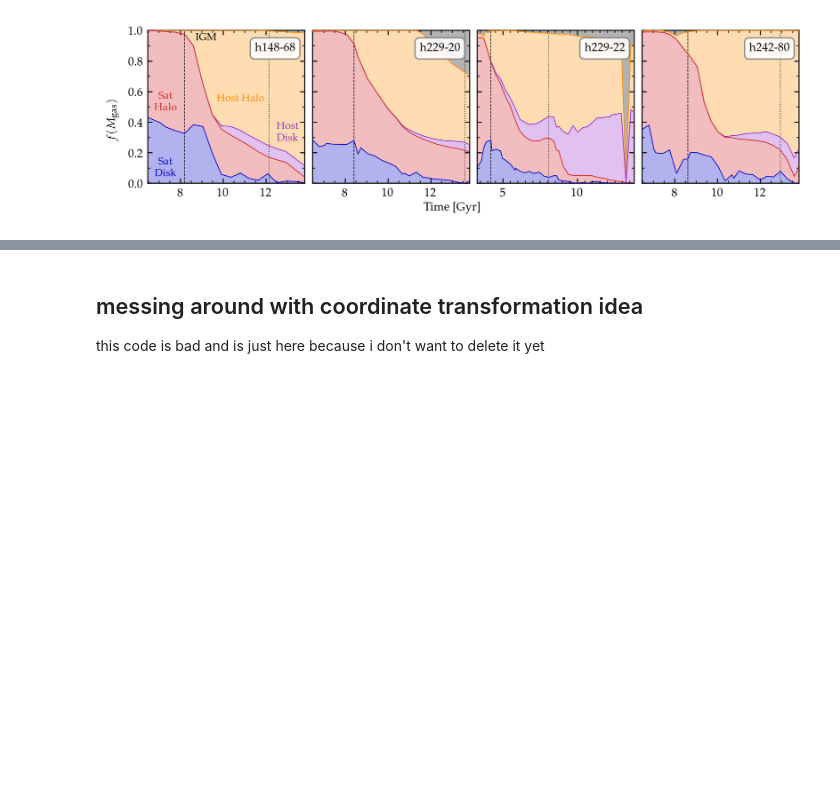
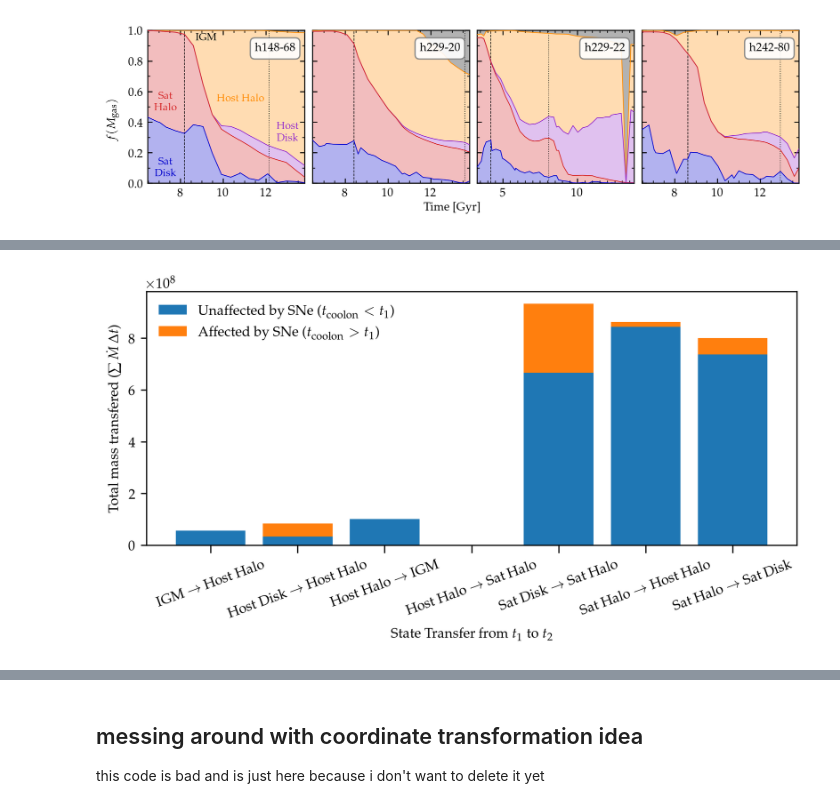
Before and after one commit to hollisakins/Justice_League_Code, a Jupyter notebook: Analysis/RamPressure/ParticleTrackingPlots.ipynb, the cells around one changed output, grey strips where cells are left out. Saved outputs shown, nothing was run; the diff lists cells and outputs as text; code cells hidden in the pictures; blank space fills up the shorter version.

```diff
--- a/Analysis/RamPressure/ParticleTrackingPlots.ipynb
+++ b/Analysis/RamPressure/ParticleTrackingPlots.ipynb
@@ -397,0 +483,5 @@ plt.show()
+# %%
+rates = transfers.groupby(['between','SNe_aff'],dropna=False)['mass'].sum()
+rates = pd.DataFrame(rates).reset_index()
+rates['between2'] = [b.replace('_','-') for b in rates.between]
+rates
@@ -397,0 +501,6 @@ plt.show()
+# %%
+rates1 = rates[~rates.SNe_aff]
+rates2 = rates[rates.SNe_aff]
+
+joined = rates1.join(rates2.set_index('between'), on='between', lsuffix='_notsne', rsuffix='_sne')
+joined
@@ -397,0 +516,23 @@ plt.show()
+# %%
+plt.figure(figsize=(7.5,3),dpi=300)
+
+plt.bar(joined.between2_notsne, joined.mass_notsne,
+        label=r'Unaffected by SNe ($t_{\rm coolon} < t_1$)')
+
+plt.bar(joined.between2_notsne, joined.mass_sne, bottom=joined.mass_notsne,
+        label=r'Affected by SNe ($t_{\rm coolon} > t_1$)')
+
+# plt.semilogy()
+plt.xlabel('State Transfer from $t_1$ to $t_2$')
+plt.ylabel(r'Total mass transfered ($\sum \dot{M}\, \Delta t$)')
+plt.gca().set_xticklabels([r'IGM $\to$ Host Halo',r'Host Disk $\to$ Host Halo',
+                           r'Host Halo $\to$ IGM',r'Host Halo $\to$ Sat Halo',
+                           r'Sat Disk $\to$ Sat Halo',r'Sat Halo $\to$ Host Halo',
+                           r'Sat Halo $\to$ Sat Disk'])
+plt.xticks(rotation=20)
+plt.gca().tick_params(axis='x',length=5)
+plt.legend(frameon=False)
+# plt.ylim(1e5,2e9)
+plt.show()
+# %% [output]
+[figure, added]
```
Also changed, not shown: parts of 21 cells of this notebook, 1 other file.
